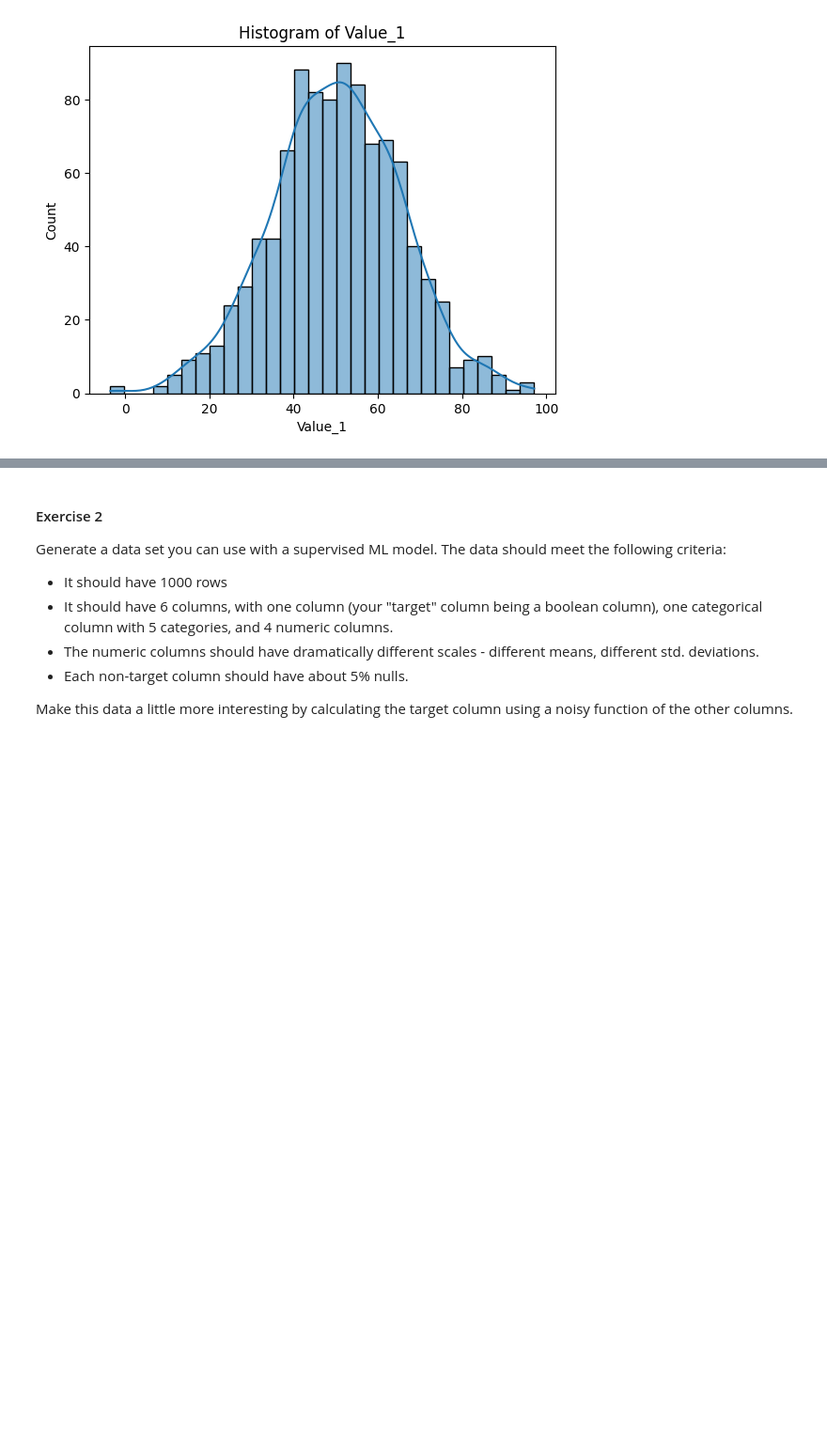
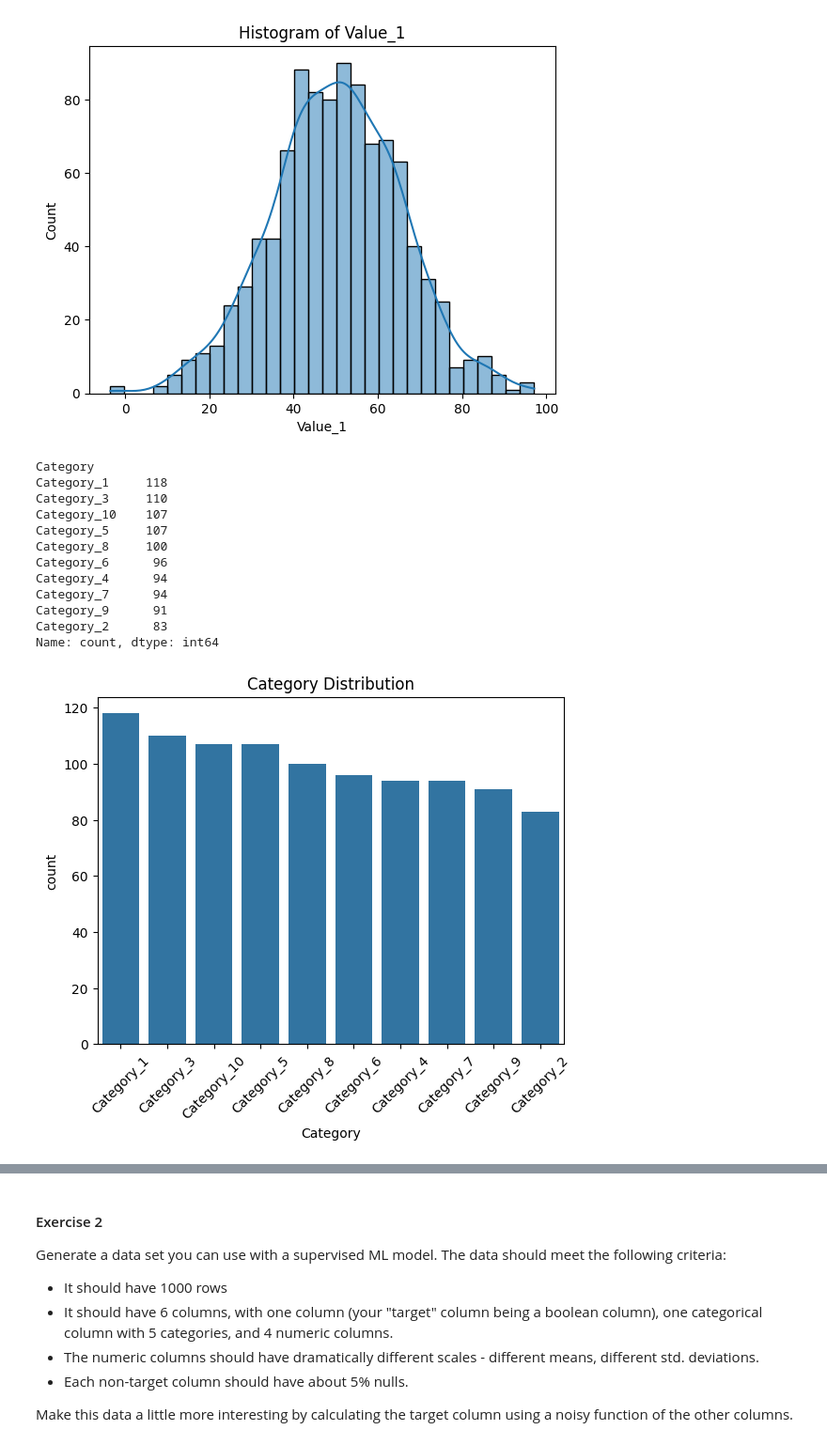
Before and after one commit to SU-IST707-FS25/week-2-materials-TanayPratapSingh, a Jupyter notebook: assignment.ipynb, the cells around one changed output, grey strips where cells are left out. Shown: that part at 94% size. Cells and saved outputs as stored; diff of their text form; code cells hidden in the pictures; blank space fills up the shorter version.

```diff
--- a/assignment.ipynb
+++ b/assignment.ipynb
@@ -40,4 +40,24 @@ min      -3.523079    20.011304
 75%      60.953650    65.654770
 max      97.129505    79.982828
 [figure]
+# %%
+print(df['Category'].value_counts())  # Frequency counts
+sns.countplot(x=df['Category'], order=df['Category'].value_counts().index)
+plt.xticks(rotation=45)
+plt.title('Category Distribution')
+plt.show()
+# %% [output]
+Category
+Category_1     118
+Category_3     110
+Category_10    107
+Category_5     107
+Category_8     100
+Category_6      96
+Category_4      94
+Category_7      94
+Category_9      91
+Category_2      83
+Name: count, dtype: int64
+[figure, added]
 # %%
```
Also changed, not shown: parts of 2 cells of this notebook.
